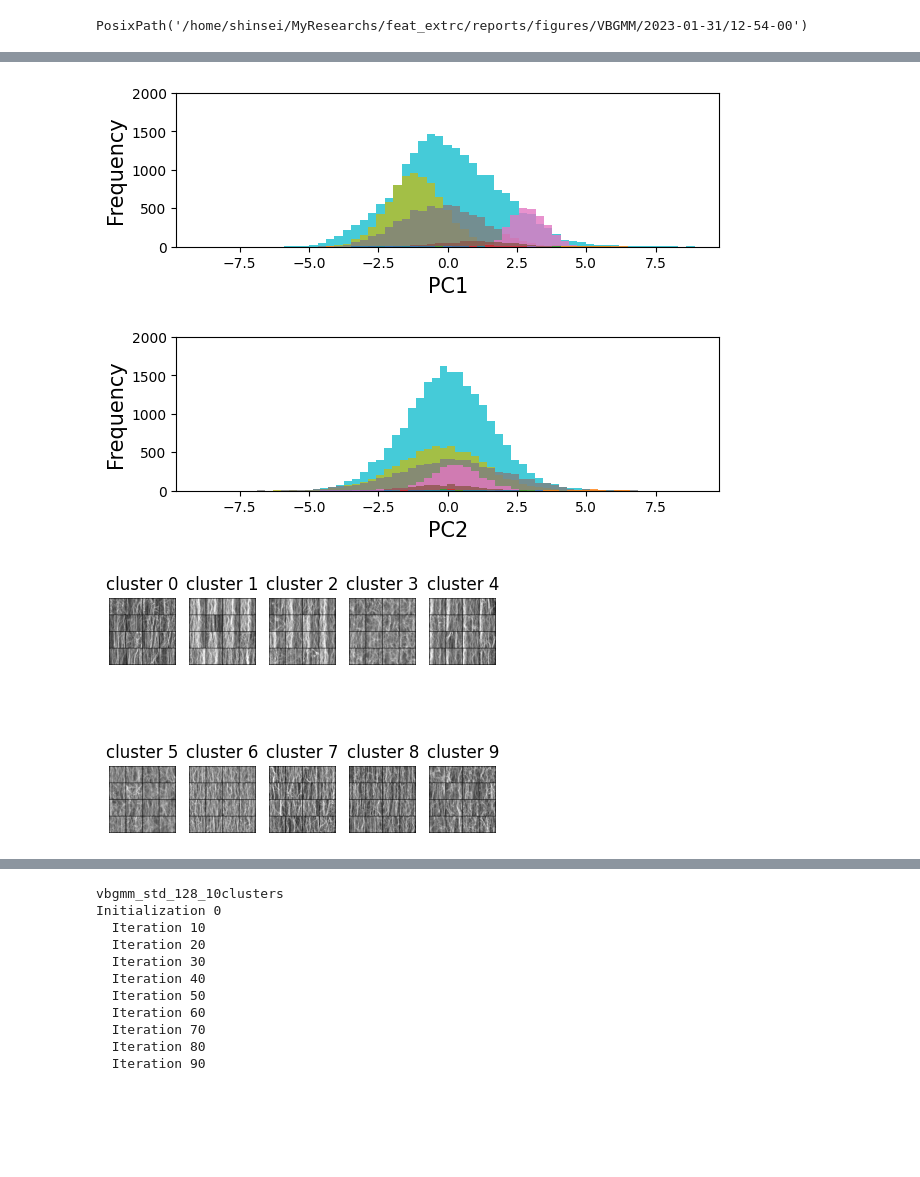
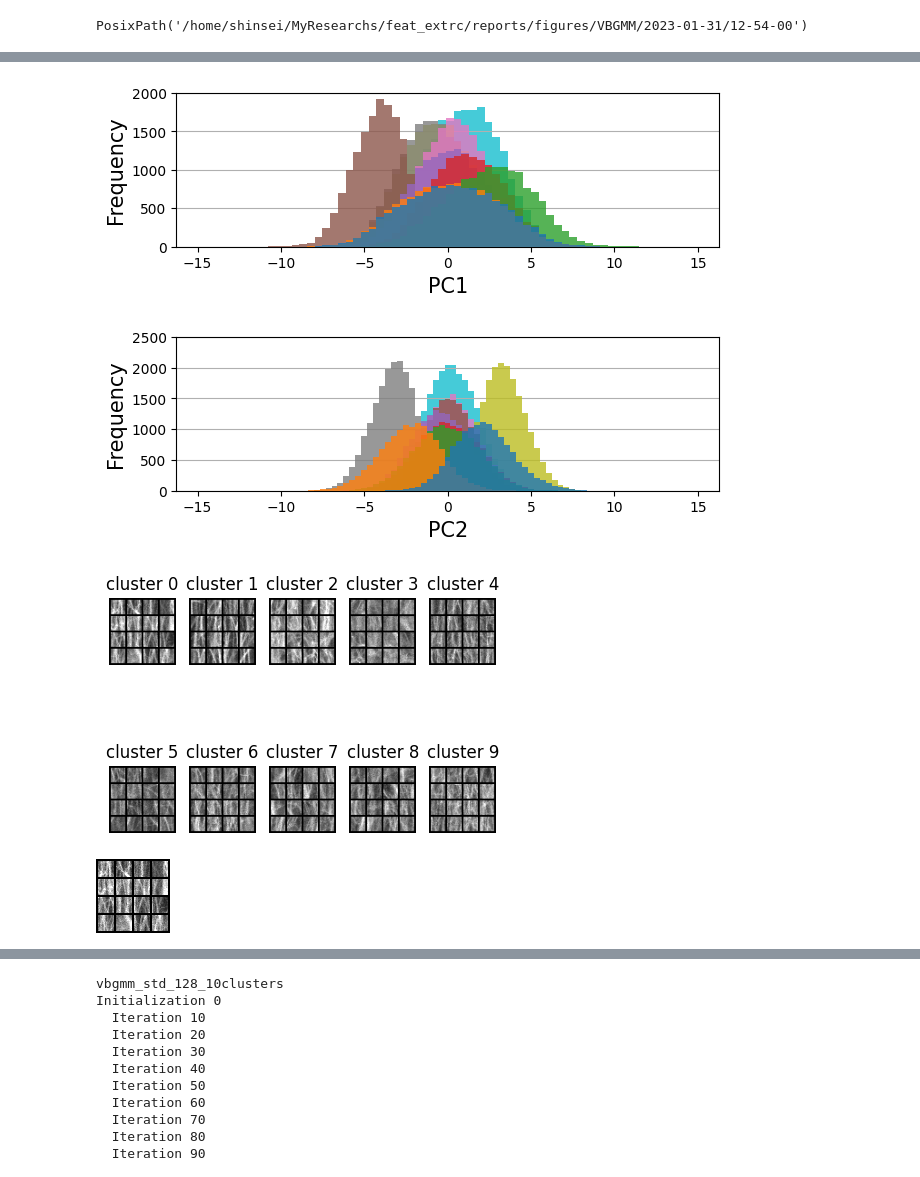
Before and after one commit to RyuichiShinseiB/Feature_extraction, a Jupyter notebook: notebooks/VBGMM_clustering.ipynb, the cells around one changed output, grey strips where cells are left out. Saved outputs shown, nothing was run; the diff lists cells and outputs as text; code cells hidden in the pictures; blank space fills up the shorter version.

```diff
--- a/notebooks/VBGMM_clustering.ipynb
+++ b/notebooks/VBGMM_clustering.ipynb
@@ -23,15 +23,16 @@ from src.visualization.plot import (
 colors = ['tab:blue', 'tab:orange', 'tab:green', 'tab:red', 'tab:purple', 'tab:brown', 'tab:pink', 'tab:gray', 'tab:olive', 'tab:cyan']
 markers = ['s', 'D', 'o', 'p', '*', 'h', 'D', '8', 'v', 'x']
 
-model_name = "SimpleCAE32"
-trained_datetime = "2023-07-10/13-09-32"
+model_name = "SimpleCAE16"
+trained_datetime = "2023-11-27/12-07-16"
 
-project_dir = Path("/home/shinsei/MyResearchs/feat_extrc")
+project_dir = Path("/home/shinsei/MyResearches/feat_extrc")
 
 model_save_pardir = project_dir / "models" / "VBGMM"
 feature_pardir = project_dir / "reports" / "features" / model_name / trained_datetime
 figure_pardir = project_dir / "reports" / "figures" / "VBGMM" / trained_datetime
-image_pardir = project_dir / "data/processed/CNTForest/cnt_sem_32x32/10k/"
+image_pardir = project_dir / "data/processed/CNTForest/cnt_sem_16x16/10k/"
+
 
 # feature_csv_path = "/home/shinsei/MyResearchs/feat_extrc/reports/features/SimpleCAE32/2023-07-07/12-15-24/features.csv"
 feature_train_csv_path = feature_pardir / "features_train_data.csv"
@@ -111,6 +116,6 @@ PosixPath('/home/shinsei/MyResearchs/feat_extrc/models/VBGMM/2023-01-31/12-54-00
 # %%
 dt = datetime.datetime.now()
-nc = 10
+nc = 20
 max_iter = 500
 
 clustering_type = f'vbgmm_pca_{num_use_features}_{nc}clusters'
@@ -121,7 +126,10 @@ vbgmm_train_pca = BayesianGaussianMixture(
     max_iter=500,
     n_init=10,
     init_params="k-means++",
-    verbose=1
+
+    verbose=1,
+    verbose_interval=50,
+    random_state=42,
 )
 y_train_pca = vbgmm_train_pca.fit_predict(X_train_pca[:,:num_use_features])
 
@@ -142,8 +150,9 @@ y_train_pca_sorted_cluster = rank_of_cluster_train_pca[y_train_pca]
 x_tick = np.arange(0, nc)
 fig = plt.figure()
 ax = fig.add_subplot(1,1,1)
-plt.bar(x_tick, vbgmm_train_pca.weights_, width=0.7, tick_label=x_tick)
-plt.xlabel('component (cluster)')
-plt.ylabel('weight of each component')
+ax.bar(x_tick, vbgmm_train_pca.weights_, width=0.7, tick_label=x_tick)
+ax.set_xlabel('component (cluster)')
+ax.set_ylabel('weight of each component')
+fig.tight_layout()
 plt.show()
 # %% [output]
@@ -238,6 +257,6 @@ max_abs_range=9.744593094178965
 # %%
-x_min = -9.786490229491115
-x_max = 9.786490229491115
+x_min = -16.268626574593476
+x_max = 16.268626574593476
 fontsize = 15
 
 df_pc1 = pl.DataFrame(X_train_pca[:,0]).with_columns(
@@ -267,52 +286,62 @@ ax.set_ylim(0, 2000)
 
 ax.set_xlabel("PC1", fontsize=fontsize)
 ax.set_ylabel("Frequency", fontsize=fontsize)
+ax.grid(axis="y")
+
 fig.savefig(
     fname=figure_pardir / f"cluster_images_iter{max_iter}" / "frequency_pc1.png",
     dpi=fig.get_dpi(),
     bbox_inches="tight"
 )
 # %% [output]
-[figure, old version]
+[figure, new version]
 # %%
 df_pc2 = pl.DataFrame(X_train_pca[:,1]).with_columns(
     df_train_clustering.select([pl.col("cluster")])
 )
 
 min_max = df_pc2.select(
     pl.col("column_0")
 ).describe().filter(
     (pl.col("describe") == "max" ) |
     (pl.col("describe") == "min" )
 ).select(
     pl.col("column_0")
 ).to_numpy().flatten()
 
 fig = plt.figure(figsize=(7,2))
 ax = fig.add_subplot(1,1,1)
 
 for i in range(10):
     pc1 = df_pc2.filter(
         pl.col("cluster") == i
     ).select("column_0").to_numpy().flatten()
 
     ax.hist(pc1, bins=50, range=min_max, alpha=0.8, label=f"cluster_{i}", zorder=10-i)
 ax.set_xlim(x_min, x_max)
-ax.set_ylim(0, 2000)
+ax.set_ylim(0, 2500)
 
 ax.set_xlabel("PC2", fontsize=fontsize)
 ax.set_ylabel("Frequency", fontsize=fontsize)
-
+ax.grid(axis="y")
 fig.savefig(
     fname=figure_pardir / f"cluster_images_iter{max_iter}" / "frequency_pc2.png",
     dpi=fig.get_dpi(),
     bbox_inches="tight"
 )
 # %% [output]
-[figure, old version]
+[figure, new version]
 # %%
-concatenated_images = image_concat_and_imshow(df_train_clustering, labels=np.arange(0,10), colrow=(4,4), image_root=image_pardir)
-for i, img in enumerate(concatenated_images):
-    img.save(figure_pardir / f"cluster_images_iter{max_iter}" / "4x4" / f"cluster{i}.png")
+concatenated_images, used_images = image_concat_and_imshow(df_train_clustering, labels=np.arange(0,10), col_row=(4,4), image_root=image_pardir)
+concatenated_images_path = figure_pardir / f"cluster_images_iter{max_iter}" / "4x4"
+if not concatenated_images_path.exists():
+    concatenated_images_path.mkdir()
+
+# for i, img in enumerate(concatenated_images):
+#     img.save(figure_pardir / f"cluster_images_iter{max_iter}" / "4x4" / f"cluster{i}.png")
 # %% [output]
-[figure, old version]
+[figure, new version]
+# %%
+concatenated_images[0]
+# %% [output]
+[figure, added]
```
Also changed, not shown: parts of 14 cells of this notebook, 1 other file.
